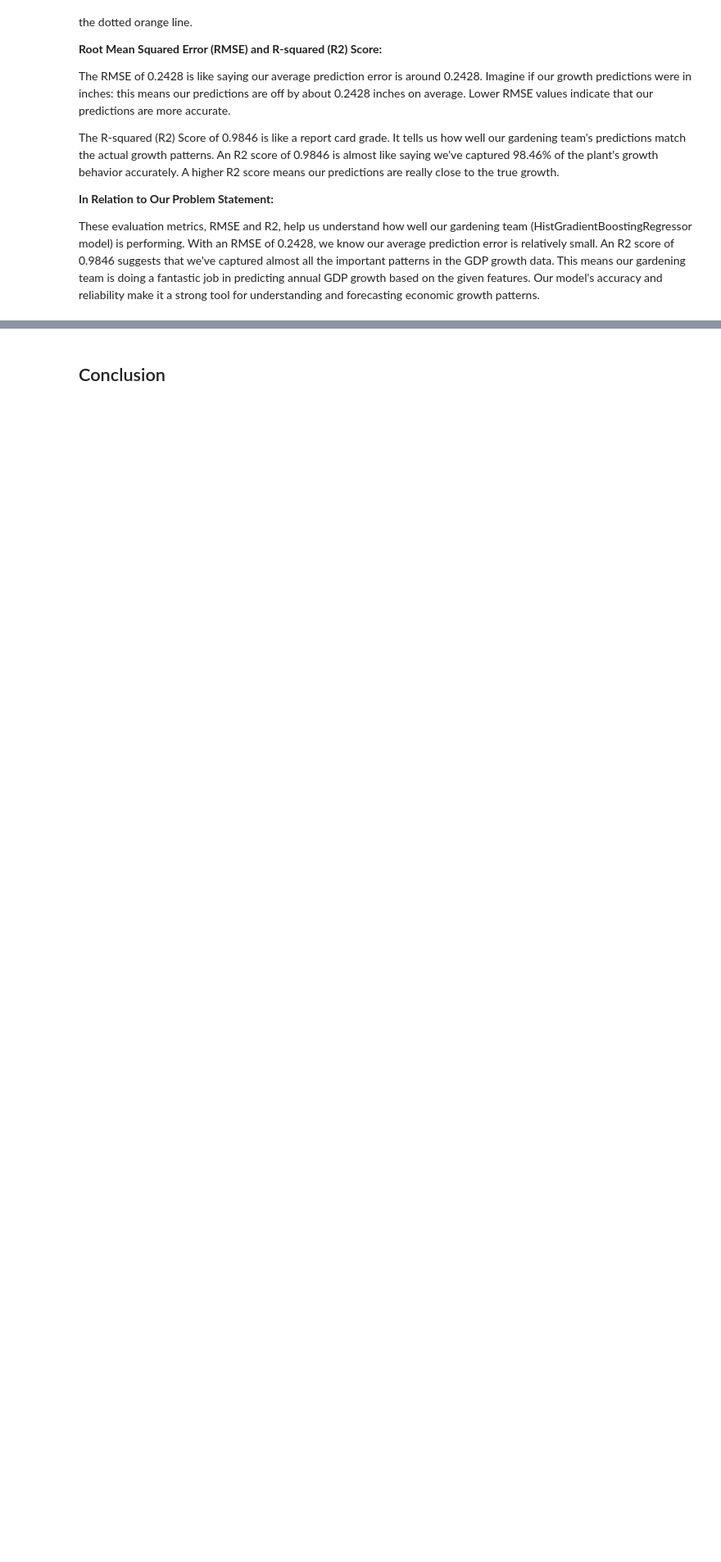
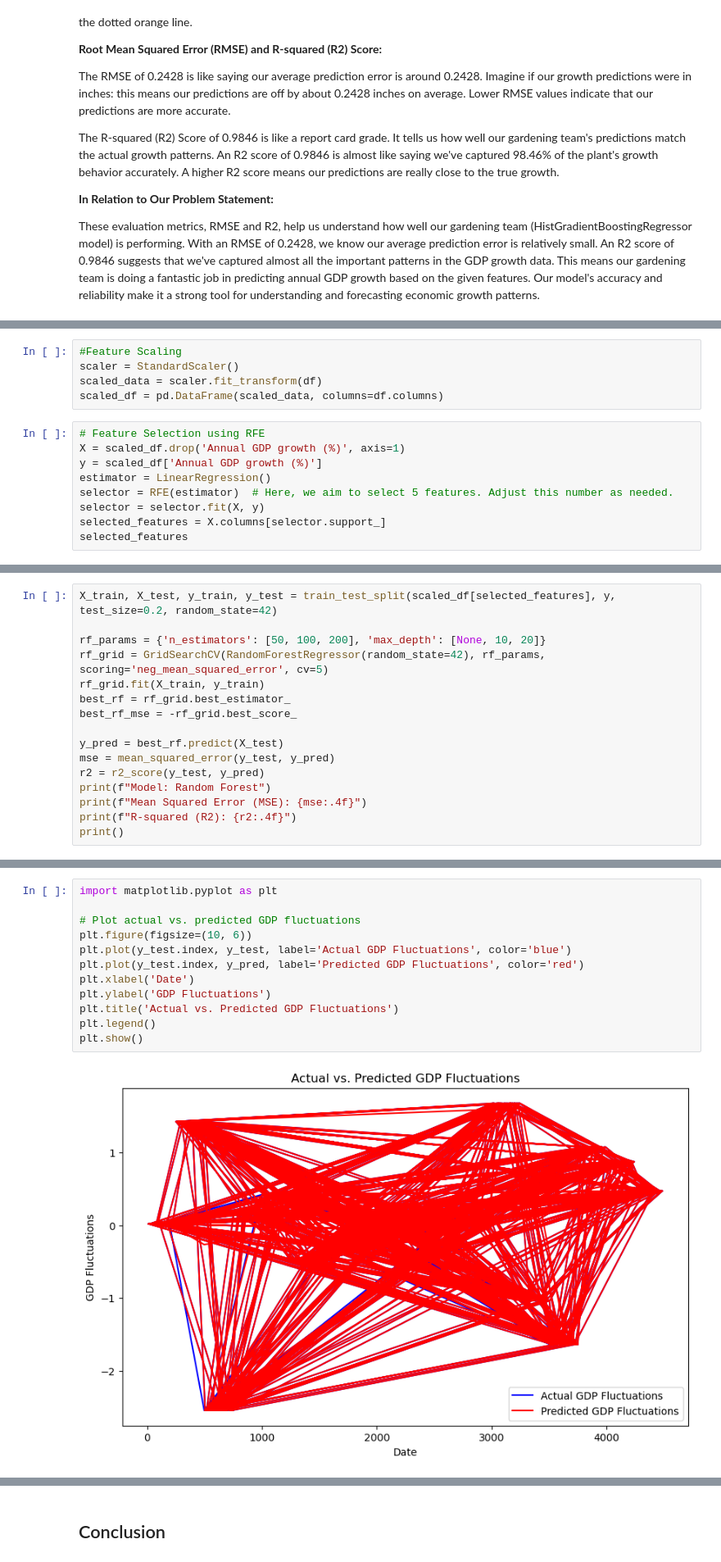
Before and after one commit to MadScie254/Phase-3-project-modelling, a Jupyter notebook: Model.ipynb, the cells around one changed output, grey strips where cells are left out. Shown at 82% size. Cells and saved outputs as stored; diff of their text form; blank space fills up the shorter version.

Commit message:
Added Model

```diff
--- a/Model.ipynb
+++ b/Model.ipynb
@@ -1322,0 +1387,14 @@ These evaluation metrics, RMSE and R2, help us understand how well our gardening
+# %%
+#Feature Scaling
+scaler = StandardScaler()
+scaled_data = scaler.fit_transform(df)
+scaled_df = pd.DataFrame(scaled_data, columns=df.columns)
+# %%
+# Feature Selection using RFE
+X = scaled_df.drop('Annual GDP growth (%)', axis=1)
+y = scaled_df['Annual GDP growth (%)']
+estimator = LinearRegression()
+selector = RFE(estimator)  # Here, we aim to select 5 features. Adjust this number as needed.
+selector = selector.fit(X, y)
+selected_features = X.columns[selector.support_]
+selected_features
@@ -1322,0 +1405,16 @@ These evaluation metrics, RMSE and R2, help us understand how well our gardening
+# %%
+X_train, X_test, y_train, y_test = train_test_split(scaled_df[selected_features], y, test_size=0.2, random_state=42)
+
+rf_params = {'n_estimators': [50, 100, 200], 'max_depth': [None, 10, 20]}
+rf_grid = GridSearchCV(RandomForestRegressor(random_state=42), rf_params, scoring='neg_mean_squared_error', cv=5)
+rf_grid.fit(X_train, y_train)
+best_rf = rf_grid.best_estimator_
+best_rf_mse = -rf_grid.best_score_
+
+y_pred = best_rf.predict(X_test)
+mse = mean_squared_error(y_test, y_pred)
+r2 = r2_score(y_test, y_pred)
+print(f"Model: Random Forest")
+print(f"Mean Squared Error (MSE): {mse:.4f}")
+print(f"R-squared (R2): {r2:.4f}")
+print()
@@ -1322,0 +1425,14 @@ These evaluation metrics, RMSE and R2, help us understand how well our gardening
+# %%
+import matplotlib.pyplot as plt
+
+# Plot actual vs. predicted GDP fluctuations
+plt.figure(figsize=(10, 6))
+plt.plot(y_test.index, y_test, label='Actual GDP Fluctuations', color='blue')
+plt.plot(y_test.index, y_pred, label='Predicted GDP Fluctuations', color='red')
+plt.xlabel('Date')
+plt.ylabel('GDP Fluctuations')
+plt.title('Actual vs. Predicted GDP Fluctuations')
+plt.legend()
+plt.show()
+# %% [output]
+[figure, added]
```
Also changed, not shown: parts of 9 cells of this notebook.
